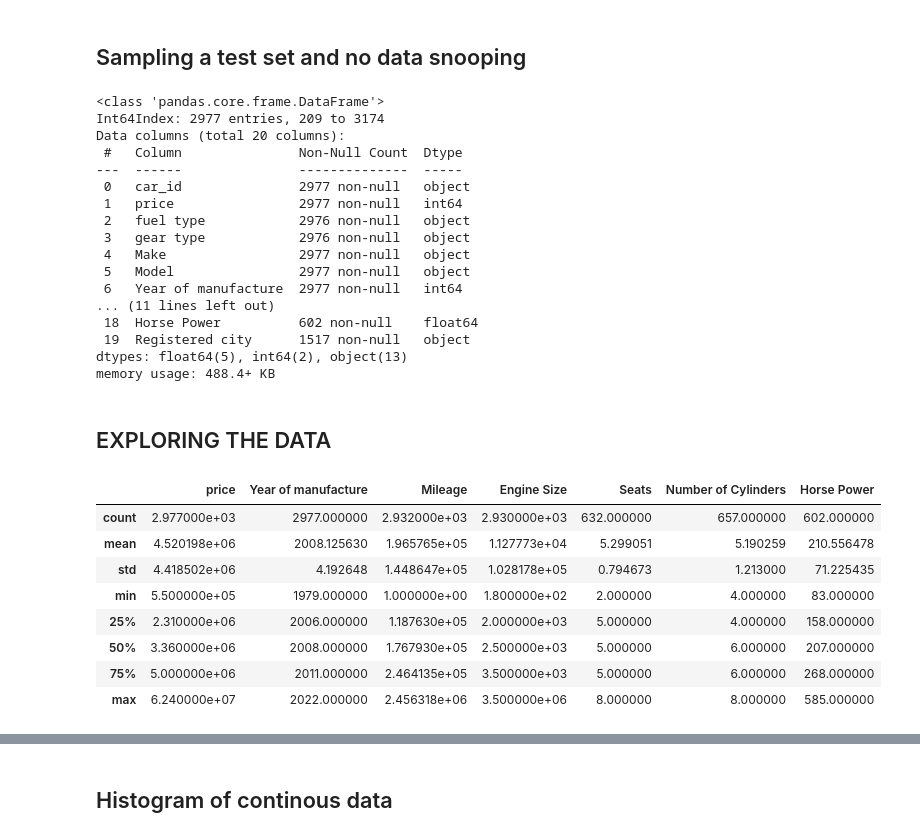
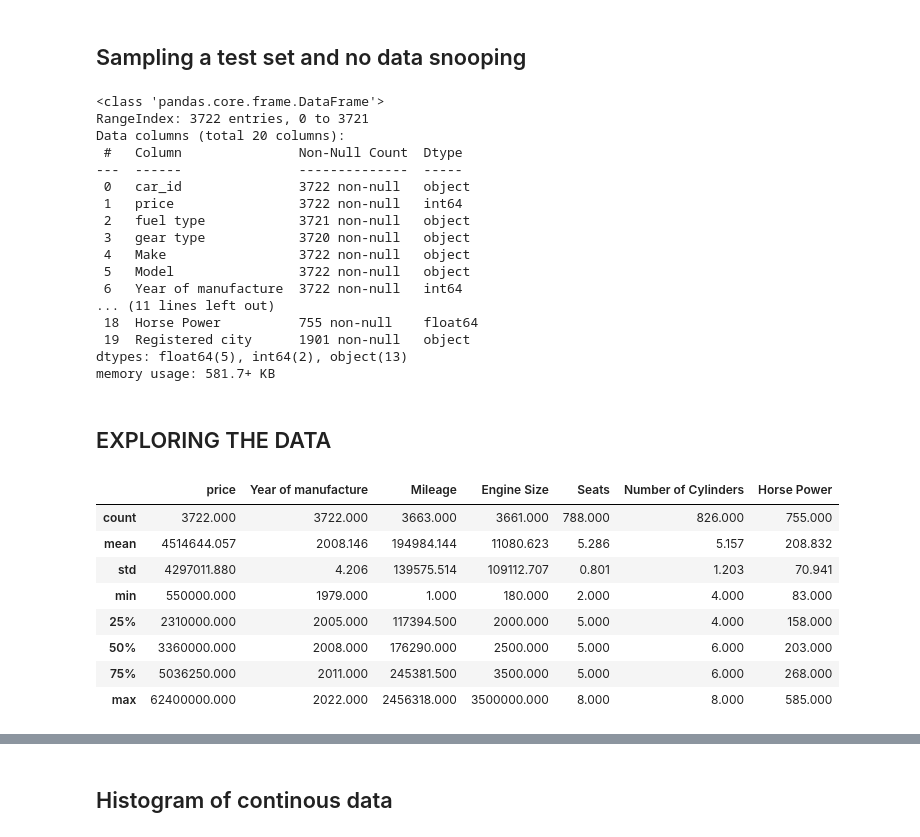
Before and after one commit to Onafowokan-Testament/Predictive-Car-Price-Model, a Jupyter notebook: main.ipynb, the cells around one changed output, grey strips where cells are left out. Drawn from its saved outputs; the diff is of its cells as text; code cells hidden in the pictures.

```diff
--- a/main.ipynb
+++ b/main.ipynb
@@ -51,34 +48,34 @@ copy_train_split = train_split.copy()
 # %%
-copy_train_split.info()
+copy_data.info()
 # %% [output]
 <class 'pandas.core.frame.DataFrame'>
-Int64Index: 2977 entries, 209 to 3174
+RangeIndex: 3722 entries, 0 to 3721
 Data columns (total 20 columns):
  #   Column               Non-Null Count  Dtype
 ---  ------               --------------  -----
- 0   car_id               2977 non-null   object
- 1   price                2977 non-null   int64
- 2   fuel type            2976 non-null   object
- 3   gear type            2976 non-null   object
- 4   Make                 2977 non-null   object
- 5   Model                2977 non-null   object
- 6   Year of manufacture  2977 non-null   int64
+ 0   car_id               3722 non-null   object
+ 1   price                3722 non-null   int64
+ 2   fuel type            3721 non-null   object
+ 3   gear type            3720 non-null   object
+ 4   Make                 3722 non-null   object
+ 5   Model                3722 non-null   object
+ 6   Year of manufacture  3722 non-null   int64
 ... (11 lines left out)
- 18  Horse Power          602 non-null    float64
- 19  Registered city      1517 non-null   object
+ 18  Horse Power          755 non-null    float64
+ 19  Registered city      1901 non-null   object
 dtypes: float64(5), int64(2), object(13)
-memory usage: 488.4+ KB
+memory usage: 581.7+ KB
 # %% [markdown]
 ## EXPLORING THE DATA
 # %%
-copy_train_split.describe()
+car_data.describe()
 # %% [output]
 |  | price | Year of manufacture | Mileage | Engine Size | Seats | Number of Cylinders | Horse Power |
-| count | 2.977000e+03 | 2977.000000 | 2.932000e+03 | 2.930000e+03 | 632.000000 | 657.000000 | 602.000000 |
-| mean | 4.520198e+06 | 2008.125630 | 1.965765e+05 | 1.127773e+04 | 5.299051 | 5.190259 | 210.556478 |
-| std | 4.418502e+06 | 4.192648 | 1.448647e+05 | 1.028178e+05 | 0.794673 | 1.213000 | 71.225435 |
-| min | 5.500000e+05 | 1979.000000 | 1.000000e+00 | 1.800000e+02 | 2.000000 | 4.000000 | 83.000000 |
-| 25% | 2.310000e+06 | 2006.000000 | 1.187630e+05 | 2.000000e+03 | 5.000000 | 4.000000 | 158.000000 |
-| 50% | 3.360000e+06 | 2008.000000 | 1.767930e+05 | 2.500000e+03 | 5.000000 | 6.000000 | 207.000000 |
-| 75% | 5.000000e+06 | 2011.000000 | 2.464135e+05 | 3.500000e+03 | 5.000000 | 6.000000 | 268.000000 |
-| max | 6.240000e+07 | 2022.000000 | 2.456318e+06 | 3.500000e+06 | 8.000000 | 8.000000 | 585.000000 |
+| count | 3722.000 | 3722.000 | 3663.000 | 3661.000 | 788.000 | 826.000 | 755.000 |
+| mean | 4514644.057 | 2008.146 | 194984.144 | 11080.623 | 5.286 | 5.157 | 208.832 |
+| std | 4297011.880 | 4.206 | 139575.514 | 109112.707 | 0.801 | 1.203 | 70.941 |
+| min | 550000.000 | 1979.000 | 1.000 | 180.000 | 2.000 | 4.000 | 83.000 |
+| 25% | 2310000.000 | 2005.000 | 117394.500 | 2000.000 | 5.000 | 4.000 | 158.000 |
+| 50% | 3360000.000 | 2008.000 | 176290.000 | 2500.000 | 5.000 | 6.000 | 203.000 |
+| 75% | 5036250.000 | 2011.000 | 245381.500 | 3500.000 | 5.000 | 6.000 | 268.000 |
+| max | 62400000.000 | 2022.000 | 2456318.000 | 3500000.000 | 8.000 | 8.000 | 585.000 |
```
Also changed, not shown: parts of 29 cells of this notebook.
